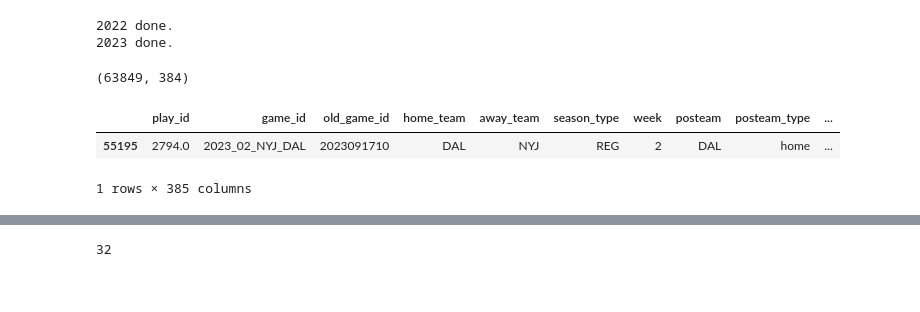
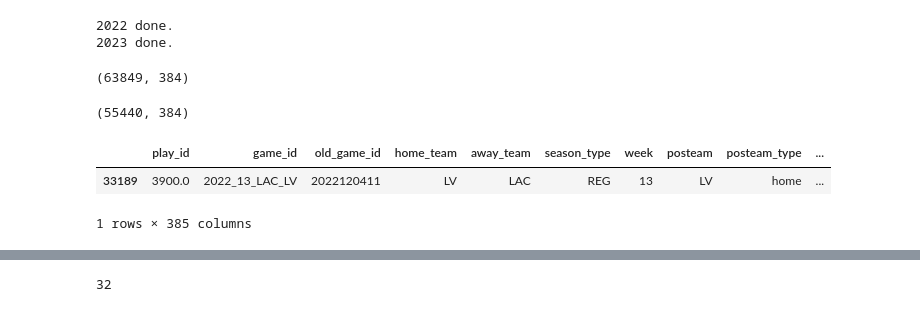
Before and after one commit to tsteussie/nfl-machine-learning-models, a Jupyter notebook: play_predictions/nfl-data-py-library-preprocessing.ipynb, the cells around one changed output, grey strips where cells are left out. Cells and saved outputs as stored; diff of their text form; code cells hidden in the pictures.

```diff
--- a/play_predictions/nfl-data-py-library-preprocessing.ipynb
+++ b/play_predictions/nfl-data-py-library-preprocessing.ipynb
@@ -37,28 +37,38 @@ play_df.shape
 2022 done.
 2023 done.
 (63849, 384)
+# %%
+# Preliminary play_type filter 'None' and 'no play'
+play_df = play_df.loc[~(play_df['play_type'].isin([None,'no_play']))]
+
+play_df.shape
+# %% [output]
+(55440, 384)
 # %%
 # Modify team names to match other data sources
 play_df['home_team'] = np.where(play_df['home_team'] == 'OAK', 'LV', play_df['home_team'])
 play_df['away_team'] = np.where(play_df['away_team'] == 'OAK', 'LV', play_df['away_team'])
 play_df['posteam'] = np.where(play_df['posteam'] == 'OAK', 'LV', play_df['posteam'])
 play_df['defteam'] = np.where(play_df['defteam'] == 'OAK', 'LV', play_df['defteam'])
 
 play_df['side_of_field'] = np.where(play_df['side_of_field'] == 'OAK', 'LV', play_df['side_of_field'])
 
 play_df['game_id'] = play_df['game_id'].str.replace('OAK', 'LV', case=True)
 
-# Create teams_date_id
+# Convert game_date to datetime format
+play_df['game_date']= pd.to_datetime(play_df['game_date'])
+
+# Create year column from game_date
 play_df['year'] = pd.DatetimeIndex(play_df['game_date']).year
 play_df['month'] = pd.DatetimeIndex(play_df['game_date']).month
 play_df['day'] = pd.DatetimeIndex(play_df['game_date']).day
 
 play_df['game_alt_id'] = play_df['home_team'] + '_' + play_df['away_team'] + '_' +  play_df['year'].astype(str) + '_' + play_df['month'].astype(str).str.zfill(2) + '_' + play_df['day'].astype(str).str.zfill(2)
 
 play_df.drop(['year','month','day'], axis=1, inplace=True)
 
 play_df.sample(1)
 # %% [output]
 |  | play_id | game_id | old_game_id | home_team | away_team | season_type | week | posteam | posteam_type | ... |
-| 55195 | 2794.0 | 2023_02_NYJ_DAL | 2023091710 | DAL | NYJ | REG | 2 | DAL | home | ... |
+| 33189 | 3900.0 | 2022_13_LAC_LV | 2022120411 | LV | LAC | REG | 13 | LV | home | ... |
 1 rows × 385 columns
```
Also changed, not shown: parts of 56 cells of this notebook, 1 other file.
